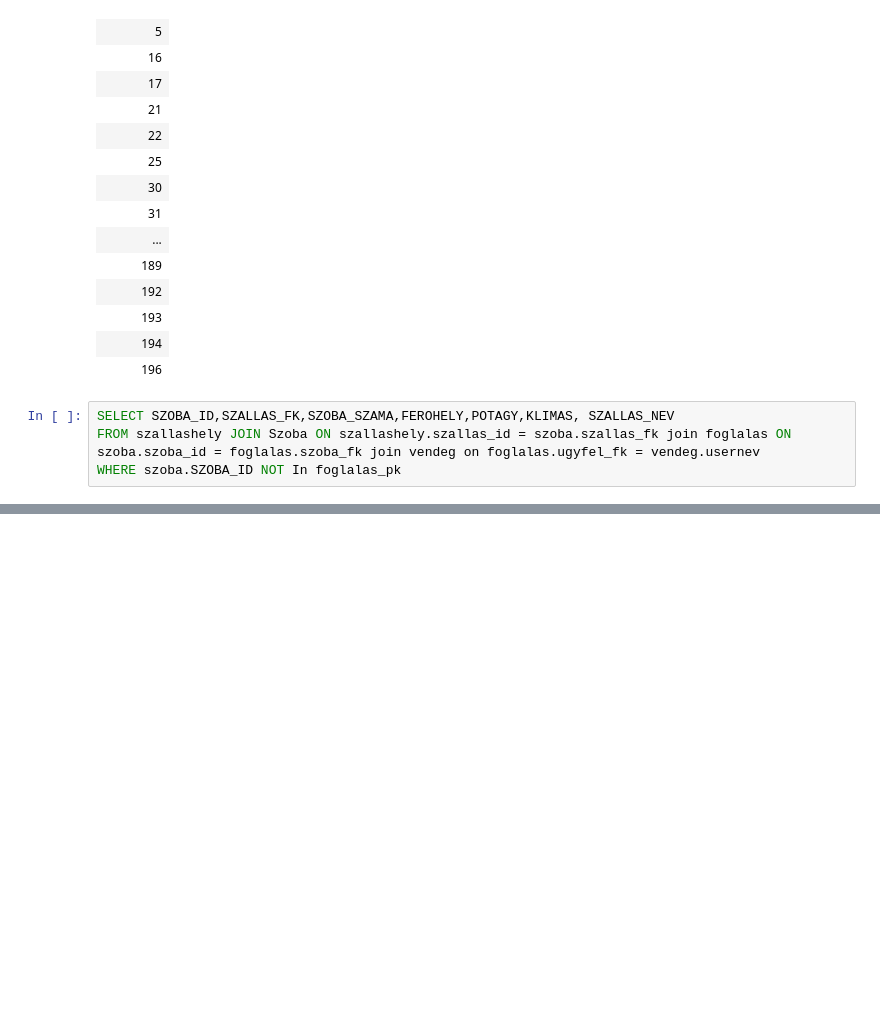
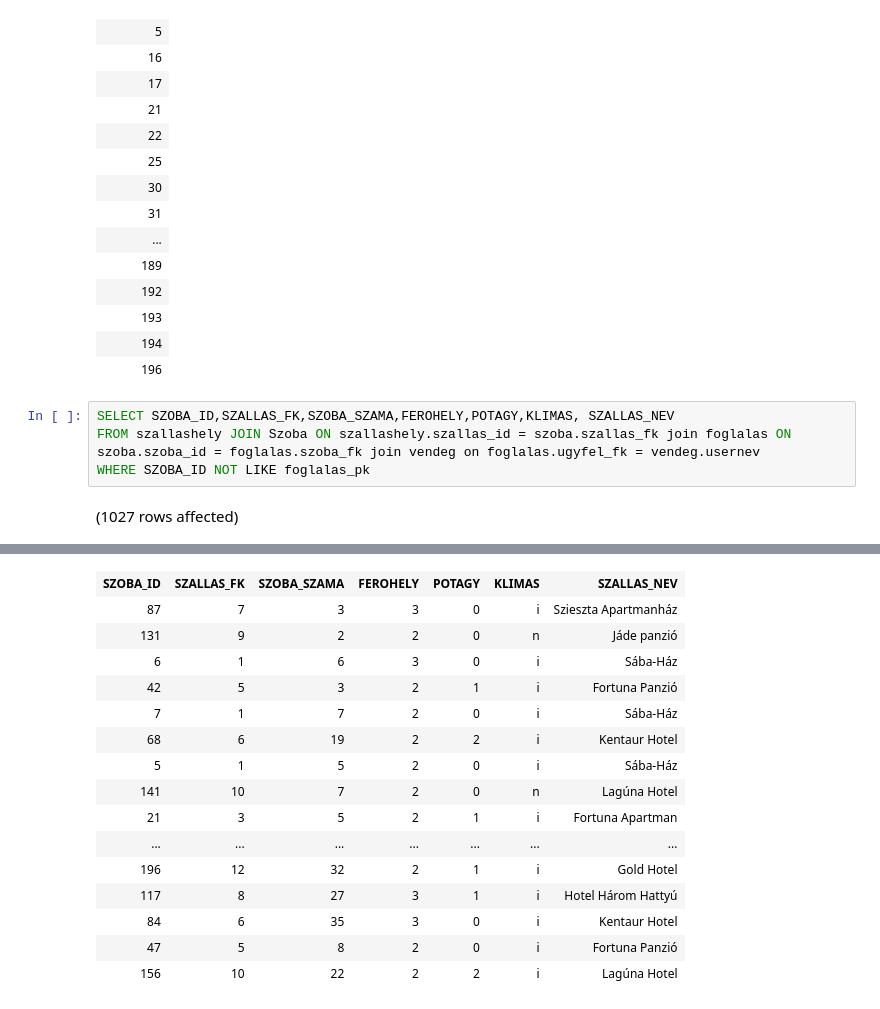
Before and after one commit to pmate04/databases, a Jupyter notebook: zh1.ipynb, the cells around one changed output, grey strips where cells are left out. Cells and saved outputs as stored; diff of their text form; blank space fills up the shorter version.

```diff
--- a/zh1.ipynb
+++ b/zh1.ipynb
@@ -42,4 +42,6 @@ Total execution time: 00:00:00.013
 # %%
 SELECT SZOBA_ID,SZALLAS_FK,SZOBA_SZAMA,FEROHELY,POTAGY,KLIMAS, SZALLAS_NEV
 FROM szallashely JOIN Szoba ON szallashely.szallas_id = szoba.szallas_fk join foglalas ON szoba.szoba_id = foglalas.szoba_fk join vendeg on foglalas.ugyfel_fk = vendeg.usernev
-WHERE szoba.SZOBA_ID NOT In foglalas_pk
+WHERE SZOBA_ID NOT LIKE foglalas_pk
+# %% [output]
+(1027 rows affected)
@@ -45,0 +49,16 @@ WHERE szoba.SZOBA_ID NOT In foglalas_pk
+| SZOBA_ID | SZALLAS_FK | SZOBA_SZAMA | FEROHELY | POTAGY | KLIMAS | SZALLAS_NEV |
+| 87 | 7 | 3 | 3 | 0 | i | Szieszta Apartmanház |
+| 131 | 9 | 2 | 2 | 0 | n | Jáde panzió |
+| 6 | 1 | 6 | 3 | 0 | i | Sába-Ház |
+| 42 | 5 | 3 | 2 | 1 | i | Fortuna Panzió |
+| 7 | 1 | 7 | 2 | 0 | i | Sába-Ház |
+| 68 | 6 | 19 | 2 | 2 | i | Kentaur Hotel |
+| 5 | 1 | 5 | 2 | 0 | i | Sába-Ház |
+| 141 | 10 | 7 | 2 | 0 | n | Lagúna Hotel |
+| 21 | 3 | 5 | 2 | 1 | i | Fortuna Apartman |
+| ... | ... | ... | ... | ... | ... | ... |
+| 196 | 12 | 32 | 2 | 1 | i | Gold Hotel |
+| 117 | 8 | 27 | 3 | 1 | i | Hotel Három Hattyú |
+| 84 | 6 | 35 | 3 | 0 | i | Kentaur Hotel |
+| 47 | 5 | 8 | 2 | 0 | i | Fortuna Panzió |
+| 156 | 10 | 22 | 2 | 2 | i | Lagúna Hotel |
```
Also changed, not shown: parts of 1 cell of this notebook.
